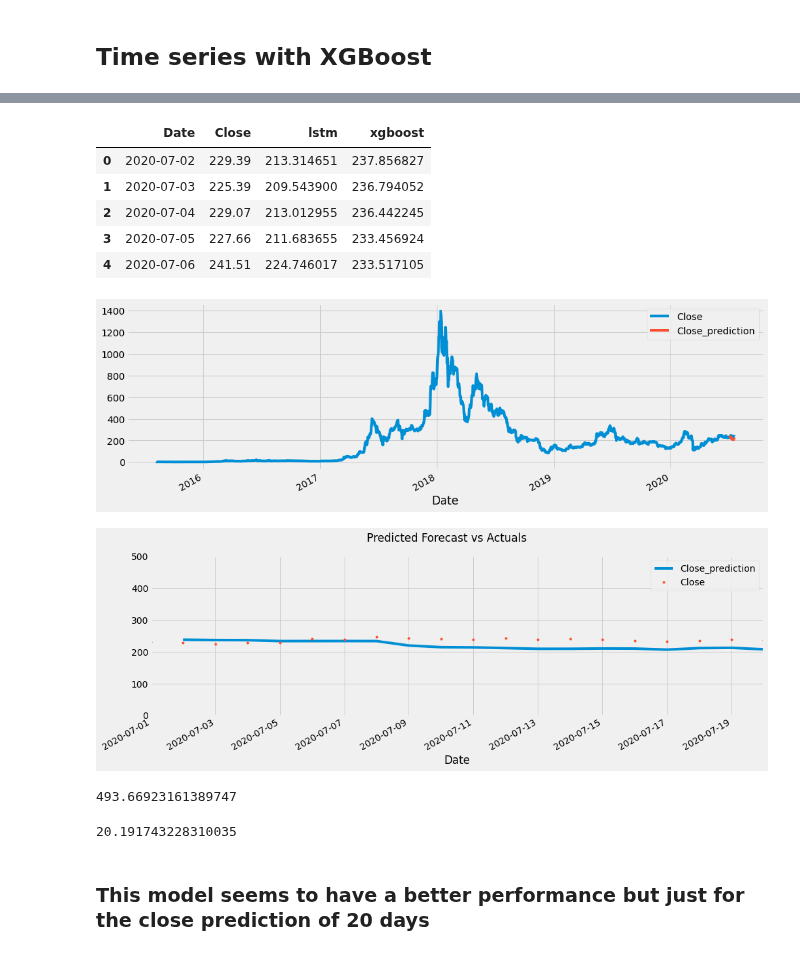
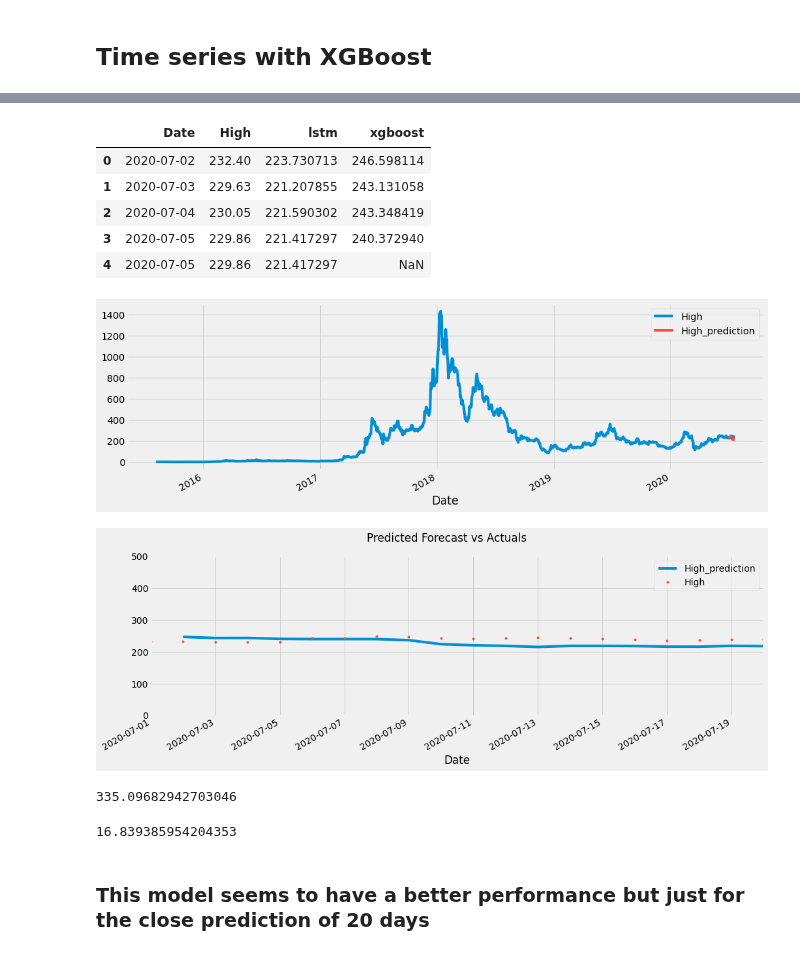
Before and after one commit to juan-ivan-NV/Btc_trading, a Jupyter notebook: time_series/ETH_tests.ipynb, the cells around one changed output, grey strips where cells are left out. Cells and saved outputs as stored; diff of their text form; code cells hidden in the pictures.

```diff
--- a/time_series/ETH_tests.ipynb
+++ b/time_series/ETH_tests.ipynb
@@ -422,0 +407,4 @@ datat = obj_to_num(datat,columns)   # Function to change object to numerical dat
+# %%
+file = 'full_data_eth_20072020.csv'
+data = prepare_data(file)
+data.head()
@@ -432,6 +429,6 @@ _ = datat.plot(style='', figsize=(18,5), color="#F8766D", title='ETH Close_Price
 # %%
 split_date = '2020-07-01'
-data_train = datat.loc[datat.index <= split_date].copy()
-data_test = datat.loc[datat.index > split_date].copy()
+data_train = data.loc[data.index <= split_date].copy()
+data_test = data.loc[data.index > split_date].copy()
 # %%
 _ = data_test \
@@ -462,5 +459,5 @@ def create_features(df, label=None):
         return X, y
     return X
 # %%
-X_train, y_train = create_features(data_train, label='Close')
-X_test, y_test = create_features(data_test, label='Close')
+X_train, y_train = create_features(data_train, label='High')
+X_test, y_test = create_features(data_test, label='High')
@@ -503,46 +480,46 @@ XGBRegressor(alpha=10, base_score=0.5, booster='gbtree', colsample_bylevel=1,
              reg_alpha=0, reg_lambda=1, scale_pos_weight=1, seed=None,
              silent=None, subsample=1, verbosity=1)
 # %%
-data_test['Close_prediction'] = model.predict(X_test)
+data_test['High_prediction'] = model.predict(X_test)
 data_all = pd.concat([data_test, data_train], sort=False)
 # %%
 #final_data = datat.copy()
 final_data = pd.merge(final_data, data_all, sort=False)
-final_data = final_data.rename(columns={'Close_prediction': 'xgboost'})
-final_data = final_data[['Date','Close','lstm','xgboost']]
+final_data = final_data.rename(columns={'High_prediction': 'xgboost'})
+final_data = final_data[['Date','High','lstm','xgboost']]
 final_data.head()
 # %% [output]
-|  | Date | Close | lstm | xgboost |
-| 0 | 2020-07-02 | 229.39 | 213.314651 | 237.856827 |
-| 1 | 2020-07-03 | 225.39 | 209.543900 | 236.794052 |
-| 2 | 2020-07-04 | 229.07 | 213.012955 | 236.442245 |
-| 3 | 2020-07-05 | 227.66 | 211.683655 | 233.456924 |
-| 4 | 2020-07-06 | 241.51 | 224.746017 | 233.517105 |
+|  | Date | High | lstm | xgboost |
+| 0 | 2020-07-02 | 232.40 | 223.730713 | 246.598114 |
+| 1 | 2020-07-03 | 229.63 | 221.207855 | 243.131058 |
+| 2 | 2020-07-04 | 230.05 | 221.590302 | 243.348419 |
+| 3 | 2020-07-05 | 229.86 | 221.417297 | 240.372940 |
+| 4 | 2020-07-05 | 229.86 | 221.417297 | NaN |
 # %%
-_ = data_all[['Close','Close_prediction']].plot(figsize=(15, 5))
+_ = data_all[['High','High_prediction']].plot(figsize=(15, 5))
 # %% [output]
-[figure, old version]
+[figure, new version]
 # %%
 f, ax = plt.subplots(1)
 f.set_figheight(5)
 f.set_figwidth(15)
-_ = data_all[['Close_prediction','Close']].plot(ax=ax,
+_ = data_all[['High_prediction','High']].plot(ax=ax,
                                               style=['-','.'])
 ax.set_xbound(lower='2020-07-01', upper='2020-07-20')
 ax.set_ylim(0, 500)
 plot = plt.suptitle('Predicted Forecast vs Actuals')
 # %% [output]
-[figure, old version]
+[figure, new version]
 # %%
-mse(y_true=data_test['Close'],
-                   y_pred=data_test['Close_prediction'])
+mse(y_true=data_test['High'],
+                   y_pred=data_test['High_prediction'])
 # %% [output]
-493.66923161389747
+335.09682942703046
 # %%
-mae(y_true=data_test['Close'],
-                   y_pred=data_test['Close_prediction'])
+mae(y_true=data_test['High'],
+                   y_pred=data_test['High_prediction'])
 # %% [output]
-20.191743228310035
+16.839385954204353
 # %% [markdown]
 ### This model seems to have a better performance but just for the close prediction of 20 days
 # %% [markdown]
```
Also changed, not shown: parts of 47 cells of this notebook.
